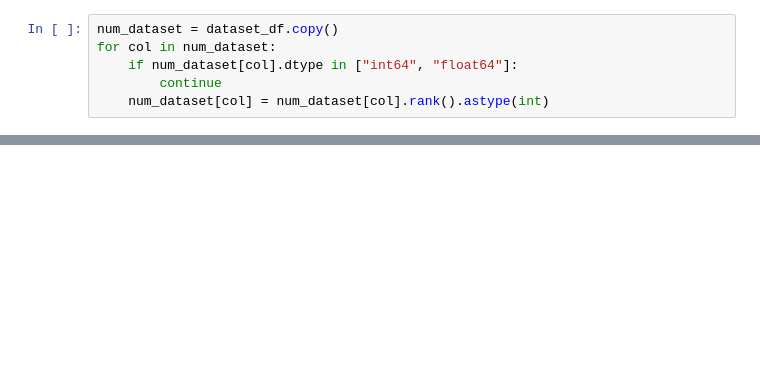
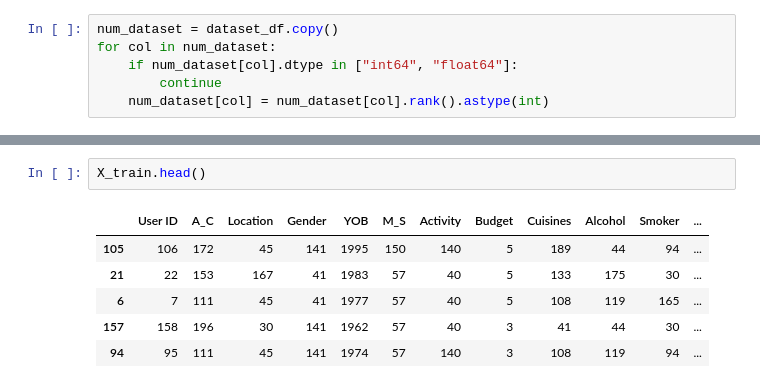
Before and after one commit to Mayonnaise-Slap/kaggle-stuff, a Jupyter notebook: food_eda.ipynb, the cells around one changed output, grey strips where cells are left out. Drawn from its saved outputs; the diff is of its cells as text; blank space fills up the shorter version.

```diff
--- a/food_eda.ipynb
+++ b/food_eda.ipynb
@@ -198,0 +134,9 @@ plt.show()
+# %%
+X_train.head()
+# %% [output]
+|  | User ID | A_C | Location | Gender | YOB | M_S | Activity | Budget | Cuisines | Alcohol | Smoker | ... |
+| 105 | 106 | 172 | 45 | 141 | 1995 | 150 | 140 | 5 | 189 | 44 | 94 | ... |
+| 21 | 22 | 153 | 167 | 41 | 1983 | 57 | 40 | 5 | 133 | 175 | 30 | ... |
+| 6 | 7 | 111 | 45 | 41 | 1977 | 57 | 40 | 5 | 108 | 119 | 165 | ... |
+| 157 | 158 | 196 | 30 | 141 | 1962 | 57 | 40 | 3 | 41 | 44 | 30 | ... |
+| 94 | 95 | 111 | 45 | 141 | 1974 | 57 | 140 | 3 | 108 | 119 | 94 | ... |
```
Also changed, not shown: parts of 21 cells of this notebook, 1 other file.
